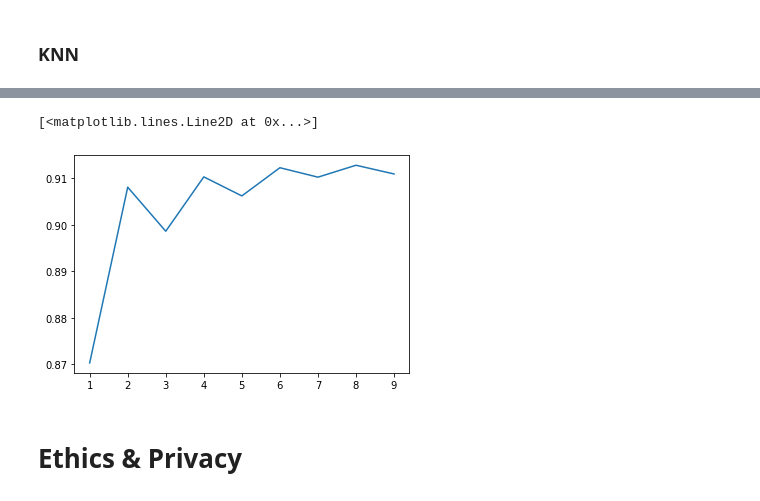
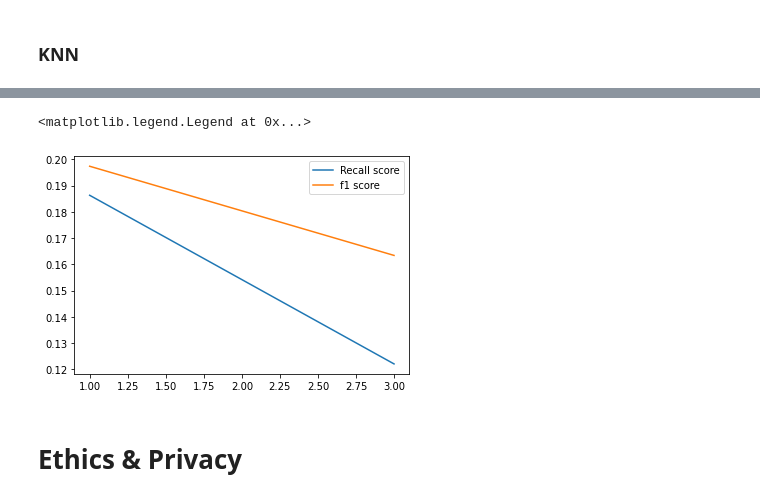
Before and after one commit to COGS118A/Group050-Sp22, a Jupyter notebook: FinalProject_group050.ipynb, the cells around one changed output, grey strips where cells are left out. Drawn from its saved outputs; the diff is of its cells as text; code cells hidden in the pictures.

Commit message:
measure knn using recall and f1 score

```diff
--- a/FinalProject_group050.ipynb
+++ b/FinalProject_group050.ipynb
@@ -386,12 +388,19 @@ Note: there are still a significant room for improvement. There are more things
 # %%
 from sklearn.neighbors import KNeighborsClassifier
 
-num_neigh = [*range(1, 10)]
-scores = []
+# num_neigh = [*range(1, 10, 2)]
+num_neigh = [*range(1, 5, 2)]
+
+recall_scores = []
+f1_scores = []
+weights = ['uniform', 'distance']
 
 for num in num_neigh:
-    neigh = KNeighborsClassifier(n_neighbors = num)
+    neigh = KNeighborsClassifier(n_neighbors = num, weights = w)
     neigh.fit(X_train, y_train)
     y_pred = neigh.predict(X_test)
-    score = metrics.accuracy_score(y_test, y_pred)
-    scores.append(score)
+    recall_score = metrics.recall_score(y_test, y_pred)
+    f1_score = metrics.f1_score(y_test, y_pred)
+    recall_scores.append(recall_score)
+    f1_scores.append(f1_score)
+# want to minimize false negative and maximize true positive
@@ -398,8 +425,10 @@ for num in num_neigh:
-# %%
-plt.plot(num_neigh, scores)
-# %% [output]
-[<matplotlib.lines.Line2D at 0x...>]
-[figure, removed]
+# %%
+plt.plot(num_neigh, recall_scores, label = 'Recall score')
+plt.plot(num_neigh, f1_scores, label = 'f1 score')
+plt.legend()
+# %% [output]
+<matplotlib.legend.Legend at 0x...>
+[figure, added]
 # %% [markdown]
 # Ethics & Privacy
 # %% [markdown]
```
Also changed, not shown: parts of 5 cells of this notebook.
